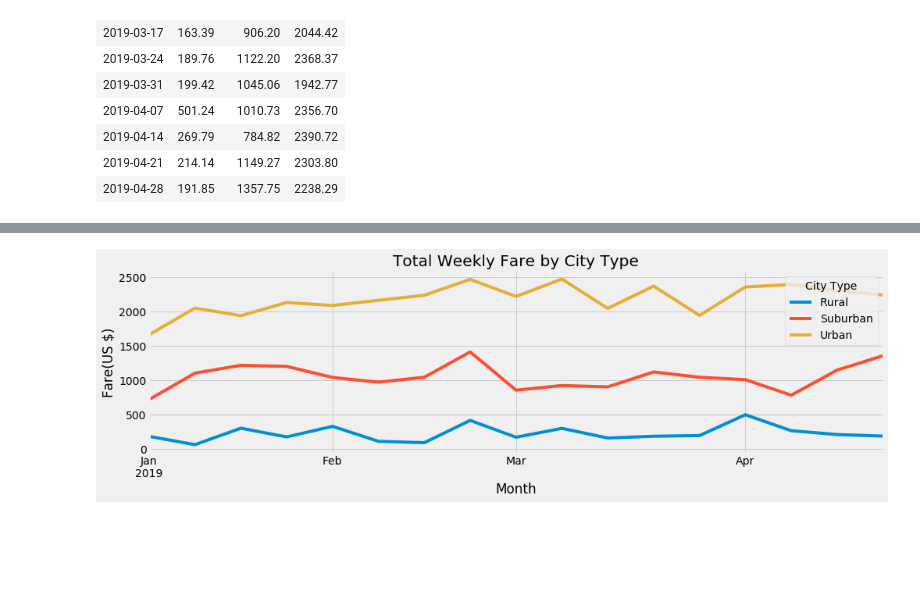
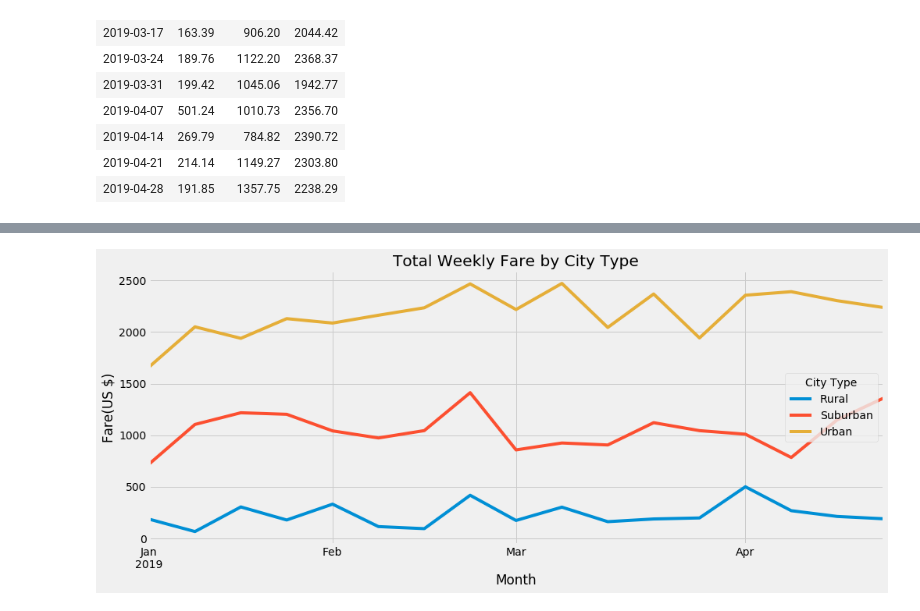
Before and after one commit to RudyR32/Pyber_Analysis, a Jupyter notebook: Pyber_Challenge.ipynb, the cells around one changed output, grey strips where cells are left out. Cells and saved outputs as stored; diff of their text form; code cells hidden in the pictures; blank space fills up the shorter version.

Commit message:
Updating the 538 style graph.'

```diff
--- a/Pyber_Challenge.ipynb
+++ b/Pyber_Challenge.ipynb
@@ -1328,15 +1328,15 @@ style.available
 style.use("fivethirtyeight")
 # %%
 # Create the graph using the Object oriented Method
-ax = fare_by_week_pivot_df.plot(figsize = (15, 4))
+ax = fare_by_week_pivot_df.plot(figsize = (15, 6))
 # Add a title.
 ax.set_title("Total Weekly Fare by City Type")
 # Add x- and y-axes labels according to the final figure.
 ax.set_xlabel("Month")
 ax.set_ylabel("Fare(US $)")
 # Save the figure to the “analysis” folder.
 plt.savefig("analysis/Fig8.png")
 # Make the figure size large enough so it’s not too small.
 # Done up Top
 # %% [output]
-[figure, old version]
+[figure, new version]
```
Also changed, not shown: 1 other file.
